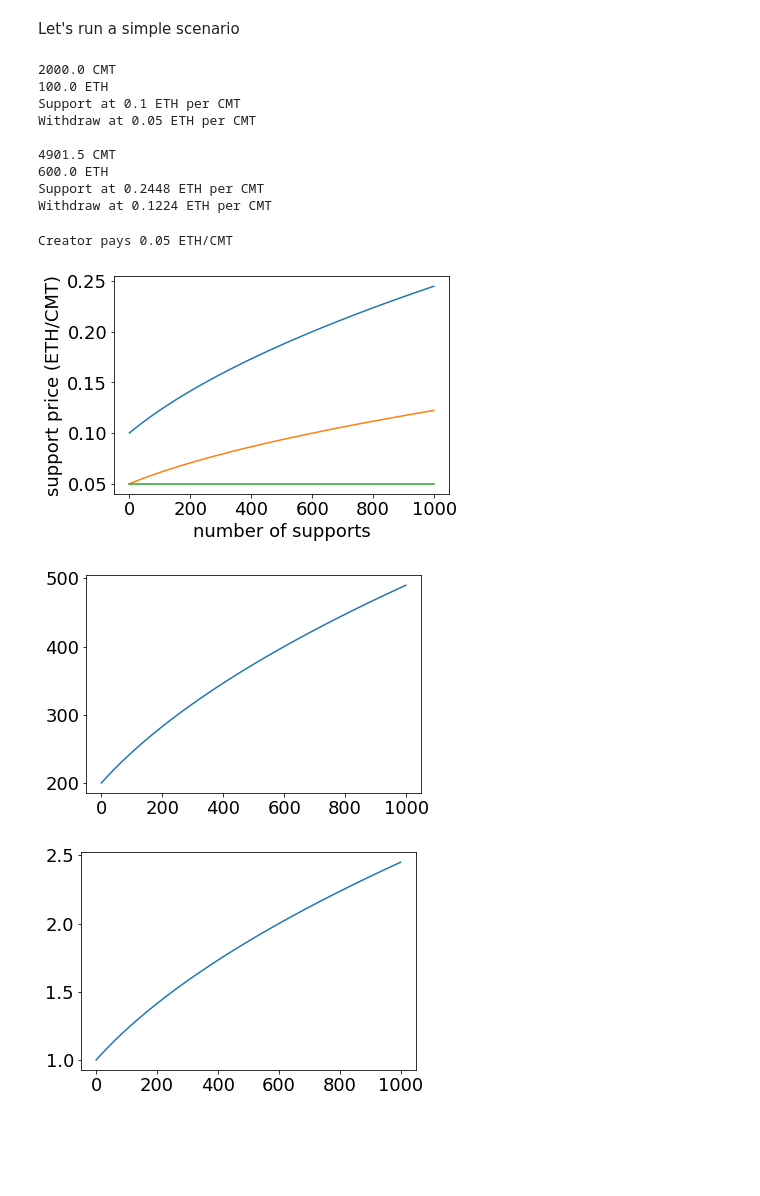
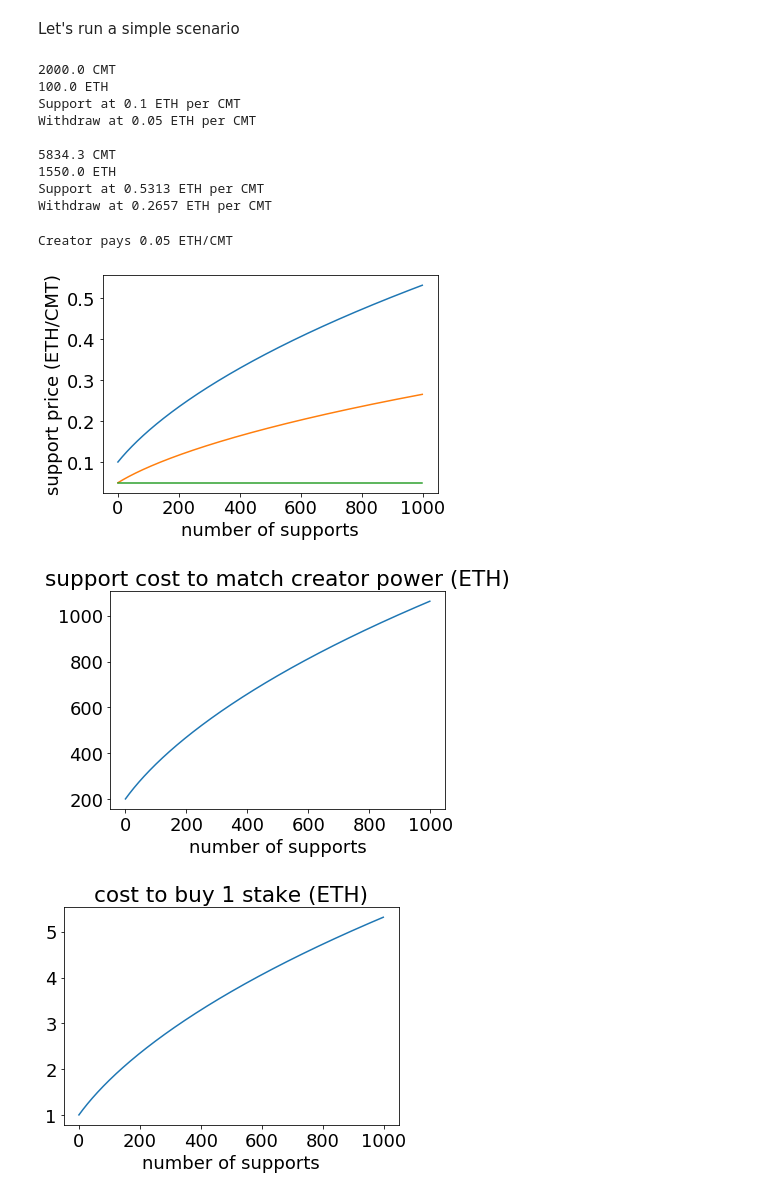
Before and after one commit to computablelabs/economics, a Jupyter notebook: simple_lifecycle.ipynb, the cells around one changed output. Cells and saved outputs as stored; diff of their text form; code cells hidden in the pictures; blank space fills up the shorter version.

```diff
--- a/simple_lifecycle.ipynb
+++ b/simple_lifecycle.ipynb
@@ -14,10 +14,10 @@ For context, the Rinkeby faucet gives:
 params = {
     'price_floor_human':    1e-9, # ETH per CMT
     'spread':               200,
-    'list_reward':          toWei(1, 'CMT'),
+    'list_reward':          toWei(0.5, 'CMT'),
     'stake':                toWei(10, 'CMT'),
     'backend_payment':      5, # percent
-    'maker_payment':        25, # percent
+    'maker_payment':        50, # percent. Higher b/c it takes real effort to share something useful
     # reserve payment:      100 - backend_payment - maker_payment
     'cost_per_byte':        toWei(1e-8, 'ETH'), # 1 ETH for 100MB
 }
@@ -46,7 +46,10 @@ costs_to_stake = np.zeros(n_supports)
 
 m.log()
 for i in range(n_supports):
-    m.support(0.5)
+    m.support(1)
+    m.list()
+    for j in range(5):
+        m.buy(20)
 
     support_prices[i] = m.get_human_support_price()
     withdraw_prices[i] = m.get_withdraw_price()
@@ -64,10 +67,10 @@ m.log()
 Support at 0.1 ETH per CMT
 Withdraw at 0.05 ETH per CMT
 
-4901.5 CMT
-600.0 ETH
-Support at 0.2448 ETH per CMT
-Withdraw at 0.1224 ETH per CMT
+5834.3 CMT
+1550.0 ETH
+Support at 0.5313 ETH per CMT
+Withdraw at 0.2657 ETH per CMT
 # %%
 creator_price = CREATOR_INITIAL_SUPPORT/CREATOR_BLOCK_SIZE
 creator_prices = np.full(n_supports, creator_price)
@@ -85,16 +88,18 @@ ax.set(xlabel='number of supports', ylabel='support price (ETH/CMT)')
 plt.show()
 # %% [output]
 Creator pays 0.05 ETH/CMT
-[figure, old version]
+[figure, new version]
 # %%
 fig, ax = plt.subplots()
 ax.plot(x, costs_to_match_creator)
+ax.set(xlabel='number of supports', title='support cost to match creator power (ETH)')
 plt.show()
 # %% [output]
-[figure, old version]
+[figure, new version]
 # %%
 fig, ax = plt.subplots()
 ax.plot(x, costs_to_stake)
+ax.set(xlabel='number of supports', title='cost to buy 1 stake (ETH)')
 plt.show()
 # %% [output]
-[figure, old version]
+[figure, new version]
```
Also changed, not shown: parts of 3 cells of this notebook.
